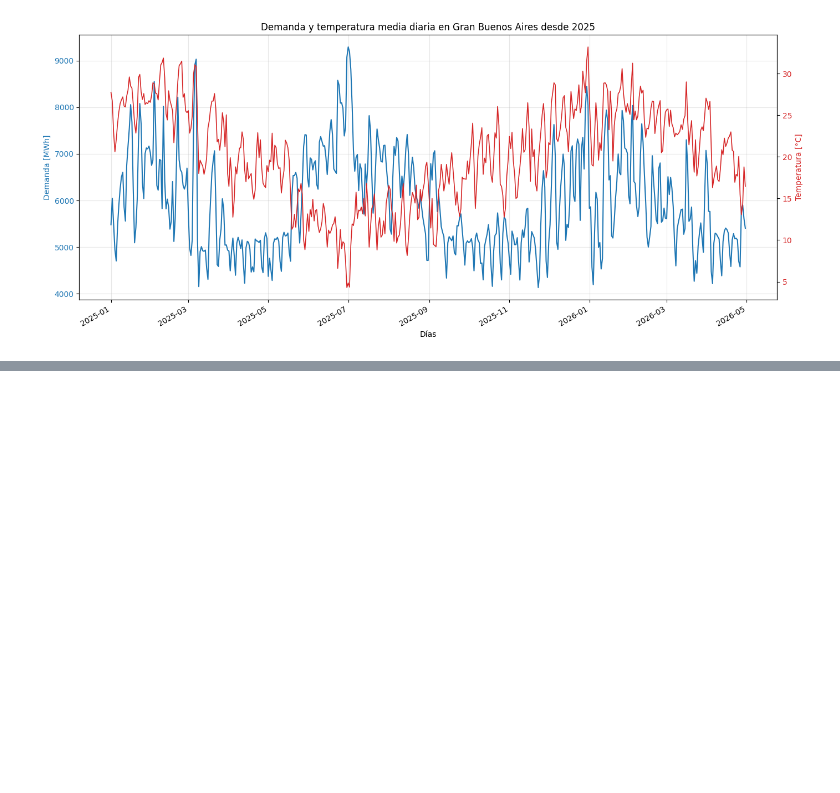
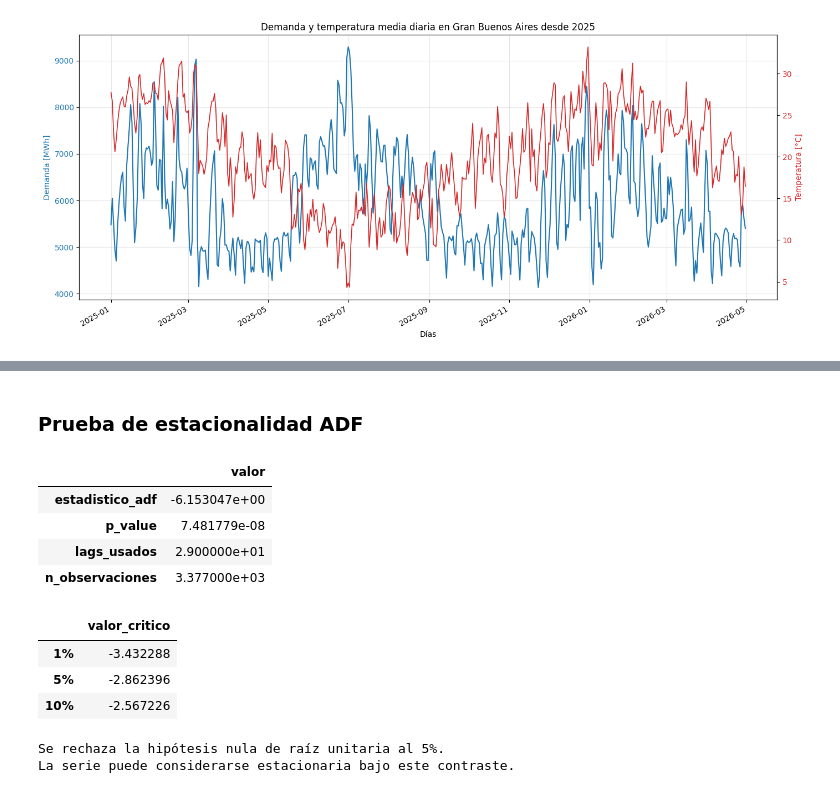
Before and after one commit to joral315/AST1_TF, a Jupyter notebook: notebook_carga_demanda.ipynb, the cells around one changed output, grey strips where cells are left out. Cells and saved outputs as stored; diff of their text form; code cells hidden in the pictures; blank space fills up the shorter version.

```diff
--- a/notebook_carga_demanda.ipynb
+++ b/notebook_carga_demanda.ipynb
@@ -143,0 +290,39 @@ plt.show()
+# %% [markdown]
+###  Prueba de estacionalidad ADF
+# %%
+from statsmodels.tsa.stattools import adfuller
+
+# Se aplica la prueba ADF sobre la serie de demanda diaria regularizada.
+resultado_adf = adfuller(serie_mstl_demanda.dropna(), autolag="AIC")
+
+resumen_adf = pd.Series(
+    {
+        "estadistico_adf": resultado_adf[0],
+        "p_value": resultado_adf[1],
+        "lags_usados": resultado_adf[2],
+        "n_observaciones": resultado_adf[3],
+    }
+)
+valores_criticos_adf = pd.Series(resultado_adf[4], name="valor_critico")
+
+display(resumen_adf.to_frame(name="valor"))
+display(valores_criticos_adf.to_frame())
+
+if resumen_adf["p_value"] < 0.05:
+    print("Se rechaza la hipótesis nula de raíz unitaria al 5%.")
+    print("La serie puede considerarse estacionaria bajo este contraste.")
+else:
+    print("No se rechaza la hipótesis nula de raíz unitaria al 5%.")
+    print("La serie no puede considerarse estacionaria bajo este contraste.")
+# %% [output]
+|  | valor |
+| estadistico_adf | -6.153047e+00 |
+| p_value | 7.481779e-08 |
+| lags_usados | 2.900000e+01 |
+| n_observaciones | 3.377000e+03 |
+|  | valor_critico |
+| 1% | -3.432288 |
+| 5% | -2.862396 |
+| 10% | -2.567226 |
+Se rechaza la hipótesis nula de raíz unitaria al 5%.
+La serie puede considerarse estacionaria bajo este contraste.
```
Also changed, not shown: parts of 9 cells of this notebook.
